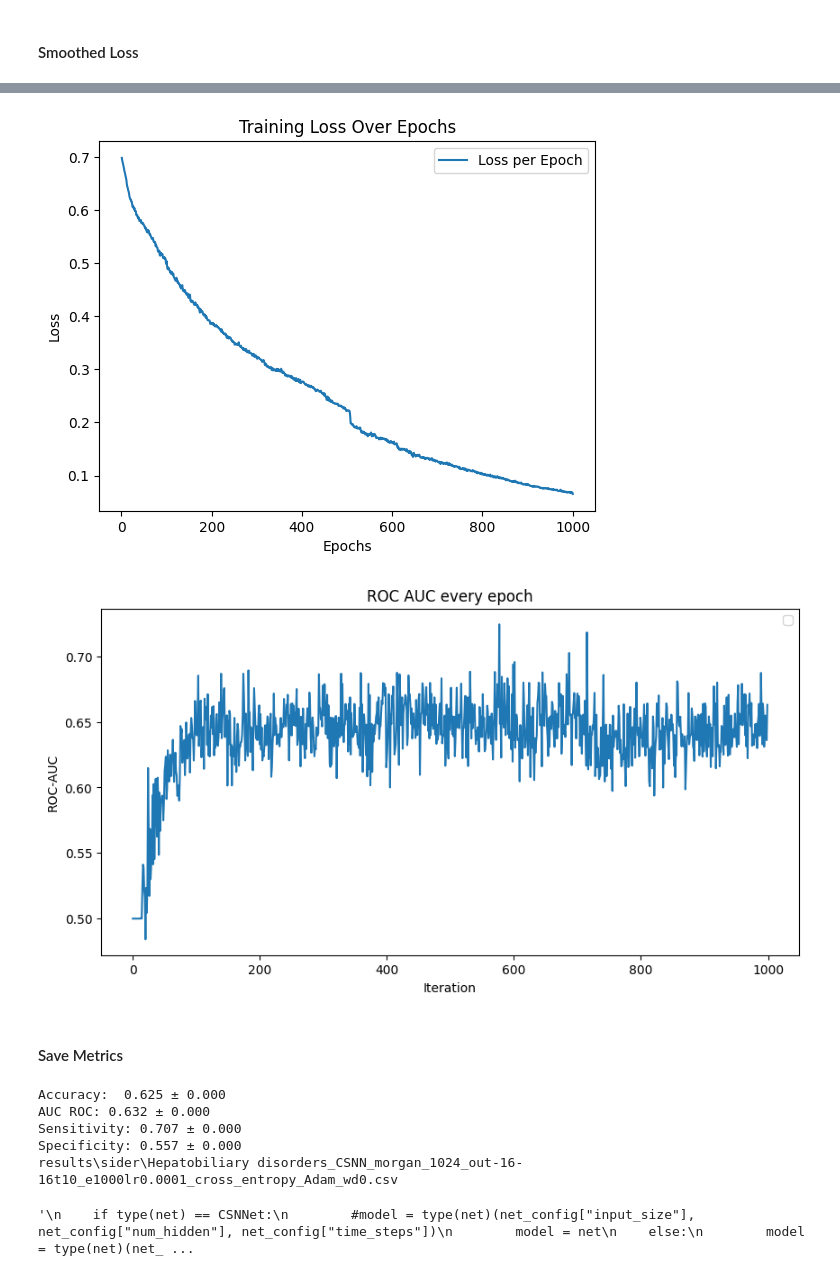
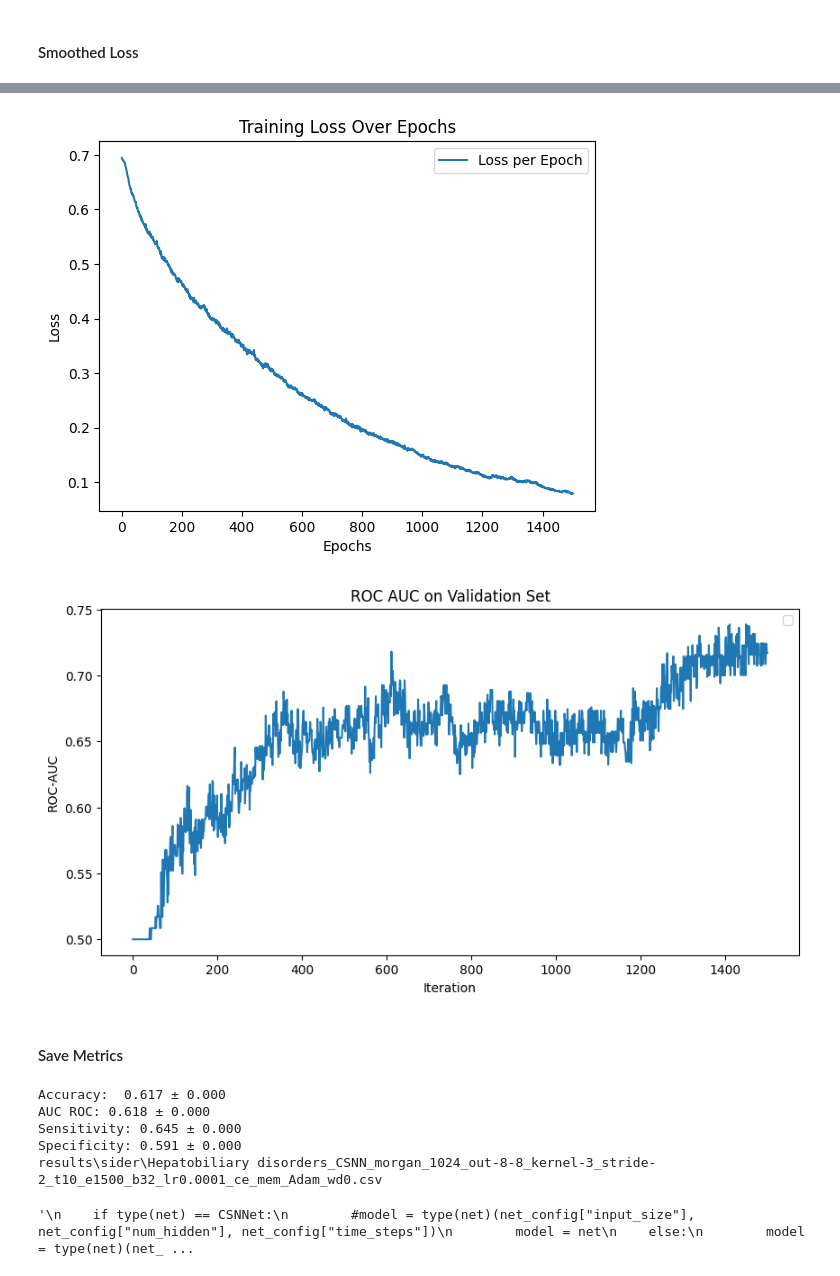
Before and after one commit to Dinu-Bosii/tese, a Jupyter notebook: snn/workflow.ipynb, the cells around one changed output, grey strips where cells are left out. Cells and saved outputs as stored; diff of their text form; code cells hidden in the pictures.

```diff
--- a/snn/workflow.ipynb
+++ b/snn/workflow.ipynb
@@ -124,7 +106,7 @@ if dirname != 'BBBP':
 # %%
 from sklearn.utils.class_weight import compute_class_weight
 
-loss_types = ['cross_entropy', 'rate_loss', 'count_loss', 'temporal_loss']
+loss_types = ['ce_mem', 'rate_loss', 'count_loss', 'temporal_loss', 'bce_loss']
 loss_type = loss_types[0]
 print(loss_type)
 # %% [output]
@@ -162,8 +144,8 @@ optim_type = 'Adam'
 #optim_type = 'SGD'
 device = torch.device("cuda" if torch.cuda.is_available() else "cpu")
 print(device)
-batch_size = 32
-train_config = {"num_epochs": 1000,
+batch_size = 32 #16, 8
+train_config = {"num_epochs": 1500,
                 "batch_size": batch_size,
                 "device": device,
                 "loss_type": loss_type,
@@ -201,7 +184,10 @@ def calc_metrics(metrics_list, all_targets, all_preds):
 # %%
 for iter in range(iterations):
     print(f"Iteration:{iter + 1}/{iterations}")
-    random.seed(iter + 1)
+    seed = random.random()
+    # seed = iter + 1
+    print(f"Seed:{seed}")
+    random.seed(seed)
 
     net, train_net, val_net, test_net = get_spiking_net(net_type, net_config)
     net = net.to(device)
@@ -213,13 +199,13 @@ for iter in range(iterations):
     #optimizer = torch.optim.Adamax(params, lr=0.002, betas=(0.9, 0.999), eps=1e-08, weight_decay=0)
 
     # DATA SPLIT
-    train, val, test = data_splitter(df, target_name, split=split, dataset=dataset, fp_config=fp_config, seed=iter+1, dtype=dtype)
+    train, val, test = data_splitter(df, target_name, split=split, dataset=dataset, fp_config=fp_config, seed=seed, dtype=dtype)
     _, train_label = train[:]
     _, val_label = val[:]
     _, test_label = test[:]
     train_loader = DataLoader(train, batch_size=batch_size, shuffle=True)
-    val_loader = DataLoader(val, batch_size=batch_size, shuffle=True)
-    test_loader = DataLoader(test, batch_size=batch_size, shuffle=True)
+    val_loader = DataLoader(val, batch_size=batch_size, shuffle=False)
+    test_loader = DataLoader(test, batch_size=batch_size, shuffle=False)
 
     # LOSS FN
     class_weights = compute_class_weight(class_weight='balanced', classes=np.array([0, 1]), y=np.array(train_label))
@@ -242,14 +228,14 @@ for iter in range(iterations):
     for index, model_dict in enumerate(net_list):
         model.load_state_dict(model_dict)
         model.to(device)
-        all_preds2, all_targets2 = test_net(model, device, test_loader)
+        all_preds2, all_targets2 = test_net(model, device, test_loader, train_config)
         auc_roc_test = roc_auc_score(all_targets2, all_preds2)
 
         if auc_roc_test > best_test_auc:
             best_test_auc, best_epoch = (auc_roc_test, index)
 
     model.load_state_dict(net_list[index])
-    all_preds, all_targets = test_net(model, device, test_loader)
+    all_preds, all_targets = test_net(model, device, test_loader, train_config)
     calc_metrics(results, all_targets, all_preds)
     print(best_test_auc)
 # %% [output]
@@ -335,20 +296,20 @@ plt.title("Training Loss Over Epochs")
 plt.legend()
 plt.show()
 # %% [output]
-[figure, old version]
+[figure, new version]
 # %%
 # Validation Set
 fig = plt.figure(facecolor="w", figsize=(10, 5))
 
 #plt.plot(gaussian_filter1d(val_auc_hist, sigma=6))
 plt.plot(val_auc_hist)
-plt.title("ROC AUC every epoch")
+plt.title("ROC AUC on Validation Set")
 plt.xlabel("Iteration")
 plt.ylabel("ROC-AUC")
 plt.legend()
 plt.show()
 # %% [output]
-[figure, old version]
+[figure, new version]
 # %% [markdown]
 #### Save Metrics
 # %%
@@ -377,16 +338,16 @@ time_steps = train_config['num_steps']
 num_epochs = train_config['num_epochs']
 
 
-filename = make_filename(dirname, target_name, net_type, fp_type, lr, weight_decay, optim_type, net_config, train_config, best_net)
+filename = make_filename(dirname, target_name, net_type, fp_type, lr, weight_decay, optim_type, net_config, train_config, model)
 if save: df_metrics.to_csv(filename, index=False)
 
 print(filename)
 # %% [output]
-Accuracy:  0.625 ± 0.000
-AUC ROC: 0.632 ± 0.000
-Sensitivity: 0.707 ± 0.000
-Specificity: 0.557 ± 0.000
-results\sider\Hepatobiliary disorders_CSNN_morgan_1024_out-16-16t10_e1000lr0.0001_cross_entropy_Adam_wd0.csv
+Accuracy:  0.617 ± 0.000
+AUC ROC: 0.618 ± 0.000
+Sensitivity: 0.645 ± 0.000
+Specificity: 0.591 ± 0.000
+results\sider\Hepatobiliary disorders_CSNN_morgan_1024_out-8-8_kernel-3_stride-2_t10_e1500_b32_lr0.0001_ce_mem_Adam_wd0.csv
 # %%
 #from torchsummary import summary
 #summary(net, input_size=(1, 1024),  batch_size=32)
```
Also changed, not shown: parts of 10 cells of this notebook, 13 other files.
